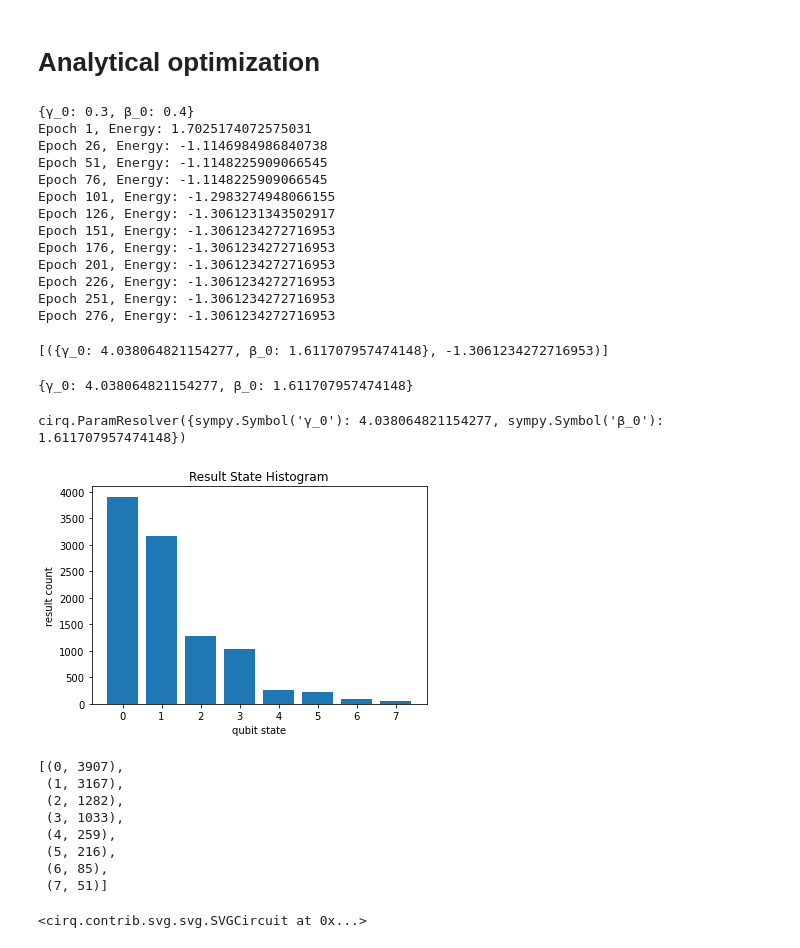
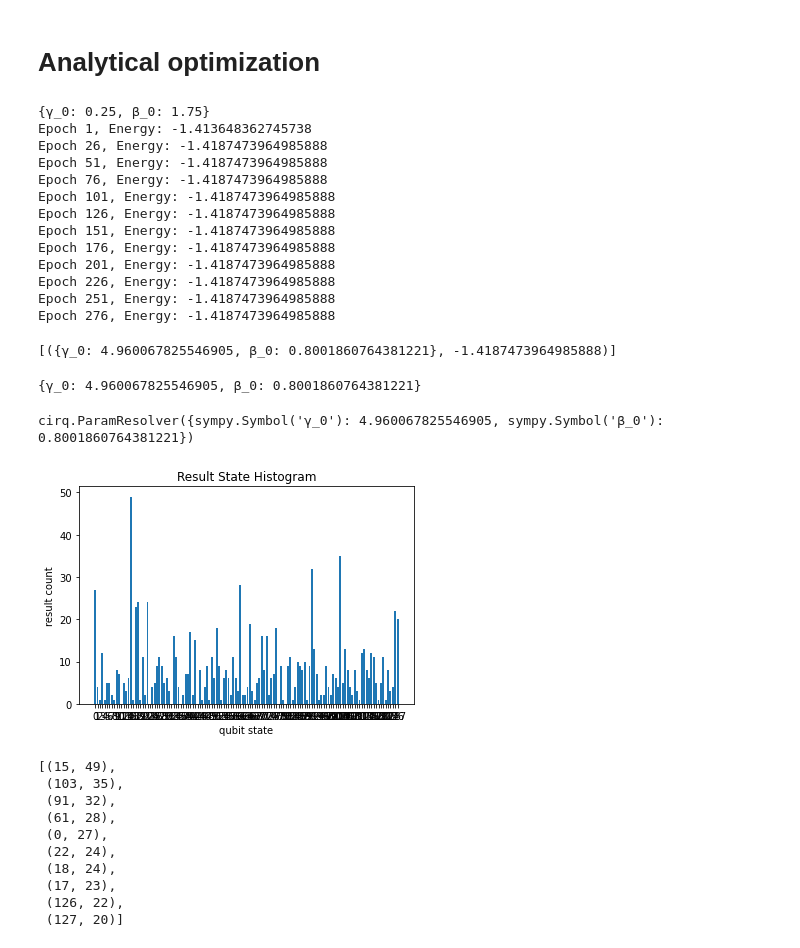
Before and after one commit to DanielPora/BILP-Q-version-for-Circ, a Jupyter notebook: BILP-Q Cirq Tutorial.ipynb, the cells around one changed output. Cells and saved outputs as stored; diff of their text form; code cells hidden in the pictures.

```diff
--- a/BILP-Q Cirq Tutorial.ipynb
+++ b/BILP-Q Cirq Tutorial.ipynb
@@ -30,9 +30,3 @@ coalition_values={
     '1,2,3':90
 }
 coalition_values
-coalition_values={
-    '1':30,
-    '2':40,
-    '1,2':1,
-
-}
@@ -46,5 +42,5 @@ b = [1, 1]
 # %%
-qubo_penalty = 100 * -1
+qubo_penalty = 150 * -1
 
 linear,quadratic = get_QUBO_coeffs(c,S,b,qubo_penalty)        # A function in Utils_CSG.py
 
@@ -55,15 +51,21 @@ Linear Coefficients = {'x_2': -201.0, 'x_0': -130.0, 'x_1': -140.0}
 # %%
 Q = np.zeros([len(linear),len(linear)])
-
+Qmax = 0
 #diagonal elements
 for key,value in linear.items():
+    if Qmax < abs(value):
+        Qmax = abs(value)
+
     Q[int(key.split('_')[1]),int(key.split('_')[1])] = value
 
 #non diagonal elements
 for key,value in quadratic.items():
+    if Qmax < abs(value/2):
+        Qmax = abs(value/2)
     Q[int(key[0].split('_')[1]),int(key[1].split('_')[1])] = value/2
     Q[int(key[1].split('_')[1]),int(key[0].split('_')[1])] = value/2
 
-Q = Q/201
+
+Q = Q/Qmax
 Q.round(1)
 # %% [output]
@@ -383,56 +403,54 @@ def param_optimizer(param_dict, circuit, qubits, lr, epochs):
     return opt_param_dict, opt_energy
 # %%
 solutions = []
-param_dict[gamma[0]] = 0.3
-param_dict[beta[0]] = 0.4
+param_dict[gamma[0]] = opt_gam
+param_dict[beta[0]] = opt_bet
 print(param_dict)
 
 solutions.append(param_optimizer(param_dict, qaoa, qubits, 0.01, 300))
 solutions
 # %% [output]
-{γ_0: 0.3, β_0: 0.4}
-Epoch 1, Energy: 1.7025174072575031
-Epoch 26, Energy: -1.1146984986840738
-Epoch 51, Energy: -1.1148225909066545
-Epoch 76, Energy: -1.1148225909066545
-Epoch 101, Energy: -1.2983274948066155
-Epoch 126, Energy: -1.3061231343502917
-Epoch 151, Energy: -1.3061234272716953
-Epoch 176, Energy: -1.3061234272716953
-Epoch 201, Energy: -1.3061234272716953
-Epoch 226, Energy: -1.3061234272716953
-Epoch 251, Energy: -1.3061234272716953
-Epoch 276, Energy: -1.3061234272716953
+{γ_0: 0.25, β_0: 1.75}
+Epoch 1, Energy: -1.413648362745738
+Epoch 26, Energy: -1.4187473964985888
+Epoch 51, Energy: -1.4187473964985888
+Epoch 76, Energy: -1.4187473964985888
+Epoch 101, Energy: -1.4187473964985888
+Epoch 126, Energy: -1.4187473964985888
+Epoch 151, Energy: -1.4187473964985888
+Epoch 176, Energy: -1.4187473964985888
+Epoch 201, Energy: -1.4187473964985888
+Epoch 226, Energy: -1.4187473964985888
+Epoch 251, Energy: -1.4187473964985888
+Epoch 276, Energy: -1.4187473964985888
-[({γ_0: 4.038064821154277, β_0: 1.611707957474148}, -1.3061234272716953)]
+[({γ_0: 4.960067825546905, β_0: 0.8001860764381221}, -1.4187473964985888)]
 # %%
 opt_params = dict()
 opt_params = solutions[0][0]
 
 opt_params
 # %% [output]
-{γ_0: 4.038064821154277, β_0: 1.611707957474148}
+{γ_0: 4.960067825546905, β_0: 0.8001860764381221}
 # %%
-num_reps = 10000
+num_reps = 1000
 params = cirq.ParamResolver(opt_params)
 print(params)
 measure_result = simulator.run(measure_qoao, param_resolver=params, repetitions = num_reps)
 cirq.plot_state_histogram(measure_result, plt.subplot())
 plt.show()
 counts = measure_result.histogram(key='result')
 solution = counts.most_common(10)
 solution
 # %% [output]
-cirq.ParamResolver({sympy.Symbol('γ_0'): 4.038064821154277, sympy.Symbol('β_0'): 1.611707957474148})
+cirq.ParamResolver({sympy.Symbol('γ_0'): 4.960067825546905, sympy.Symbol('β_0'): 0.8001860764381221})
-[figure, old version]
+[figure, new version]
-[(0, 3907),
- (1, 3167),
- (2, 1282),
- (3, 1033),
- (4, 259),
- (5, 216),
- (6, 85),
- (7, 51)]
+[(15, 49),
+ (103, 35),
+ (91, 32),
+ (61, 28),
+ (0, 27),
+ (22, 24),
+ (18, 24),
+ (17, 23),
+ (126, 22),
+ (127, 20)]
-# %%
-SVGCircuit(measure_qoao)
-# %% [output]
-<cirq.contrib.svg.svg.SVGCircuit at 0x...>
```
Also changed, not shown: parts of 14 cells of this notebook.
